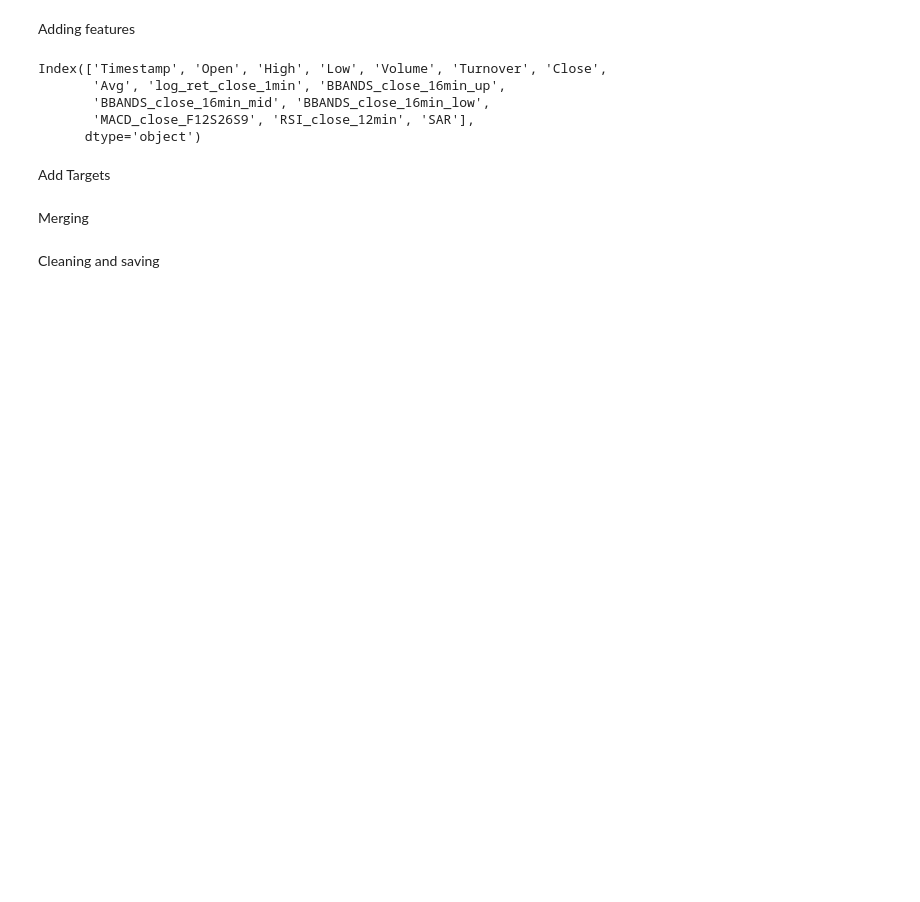
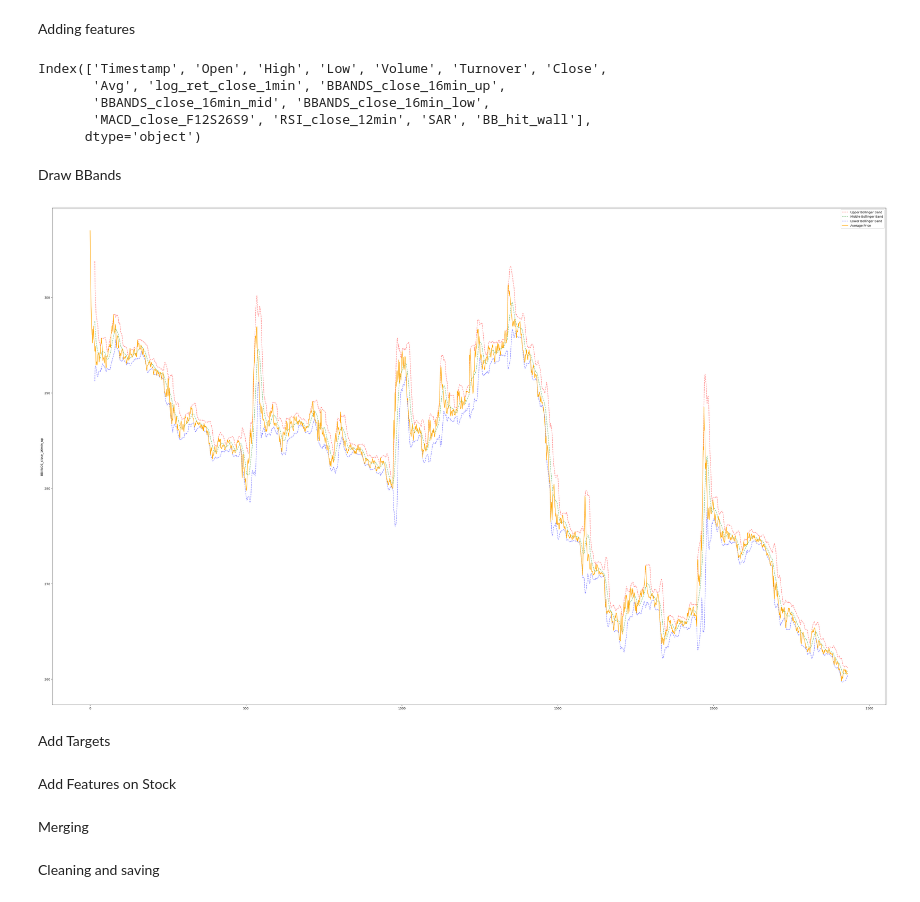
Before and after one commit to Aaron3963/Orient-Securities-2023, a Jupyter notebook: 多因子/add_features.ipynb, the cells around one changed output. Cells and saved outputs as stored; diff of their text form; code cells hidden in the pictures; blank space fills up the shorter version.

```diff
--- a/多因子/add_features.ipynb
+++ b/多因子/add_features.ipynb
@@ -3,10 +3,13 @@ import pandas as pd
 import numpy as np
 import talib as ta
 
-PATH_READ = '123181_train_raw.csv'
-PATH_READ_STOCK = '301085_train_raw.csv'
+import seaborn as sns
+import matplotlib.pyplot as plt
 
-PATH_WRITE = '123181_train_withF.csv'
+PATH_READ = '123181_test_raw.csv'
+PATH_READ_STOCK = '301085_test_raw.csv'
+
+PATH_WRITE = '123181_test_withF.csv'
 # df = pd.read_csv(PATH_READ, index_col='Timestamp')
 df = pd.read_csv(PATH_READ)
 df_stock = pd.read_csv(PATH_READ_STOCK)
@@ -50,3 +63,22 @@ def target(df, column, period):
+# %%
+def BB_hit_wall (df):
+    df['BB_upper_length'] = df['BBANDS_close_16min_up'] - df['BBANDS_close_16min_mid']
+    df['BB_lower_length'] = df['BBANDS_close_16min_mid'] - df['BBANDS_close_16min_low']
+
+
+    df['BB_hit_up'] = (df['High'] - df['BBANDS_close_16min_mid']) / df['BB_upper_length']
+
+    df['BB_hit_low'] = (df['Low'] - df['BBANDS_close_16min_mid']) / df['BB_lower_length']
+
+
+    df['BB_hit_wall'] = np.where(abs(df['BB_hit_up']) > abs(df['BB_hit_low']),
+                                        df['BB_hit_up'],df['BB_hit_low'])
+
+    df.drop(['BB_upper_length', 'BB_lower_length', 'BB_hit_up', 'BB_hit_low'], axis=1, inplace=True)
+    # temp = df[['BB_hit_up','BB_hit_low', 'BB_hit_wall']]
+    # temp.to_csv('temp_hitwall.csv')
+
+    return df['BB_hit_wall']
 # %%
 df['Avg'] = df['Turnover']/df['Volume']
 
@@ -67,18 +99,34 @@ df['MACD_close_F12S26S9'] = MACD(df, 'Close', fastPeriod=12, slowPeriod=26, sign
 df['RSI_close_12min'] = RSI(df, 'Close', period=12)
 df['SAR'] = SAR(df, 0.02, 0.2)
 
-
+df['BB_hit_wall'] = BB_hit_wall(df)
 print(df.columns)
 # %% [output]
 Index(['Timestamp', 'Open', 'High', 'Low', 'Volume', 'Turnover', 'Close',
        'Avg', 'log_ret_close_1min', 'BBANDS_close_16min_up',
        'BBANDS_close_16min_mid', 'BBANDS_close_16min_low',
-       'MACD_close_F12S26S9', 'RSI_close_12min', 'SAR'],
+       'MACD_close_F12S26S9', 'RSI_close_12min', 'SAR', 'BB_hit_wall'],
       dtype='object')
+# %% [markdown]
+Draw BBands
+# %%
+plt.figure(figsize=(50, 30))
+
+sns.lineplot(data=df['BBANDS_close_16min_up'], label='Upper Bollinger Band',linestyle='--', color='r', alpha=0.5)
+sns.lineplot(data=df['BBANDS_close_16min_mid'], label='Middle Bollinger Band', linestyle='--', color='g', alpha=0.5)
+sns.lineplot(data=df['BBANDS_close_16min_low'], label='Lower Bollinger Band', linestyle='--',color='b', alpha=0.5)
+sns.lineplot(data=df['Avg'], label='Average Price', color='orange')
+
+plt.legend()
+plt.show()
+# %% [output]
+[figure, added]
 # %% [markdown]
 Add Targets
 # %%
 df['Target_Close_1min'] = target(df,'Close', 1)
 df['Target_Avg_1min'] = target(df, 'Avg', 1)
+# %% [markdown]
+Add Features on Stock
 # %%
 df_stock['STOCK_log_ret_close_1min'] = log_Return(df_stock, 'Close', 1)
```
Also changed, not shown: parts of 4 cells of this notebook, 2 other files.
